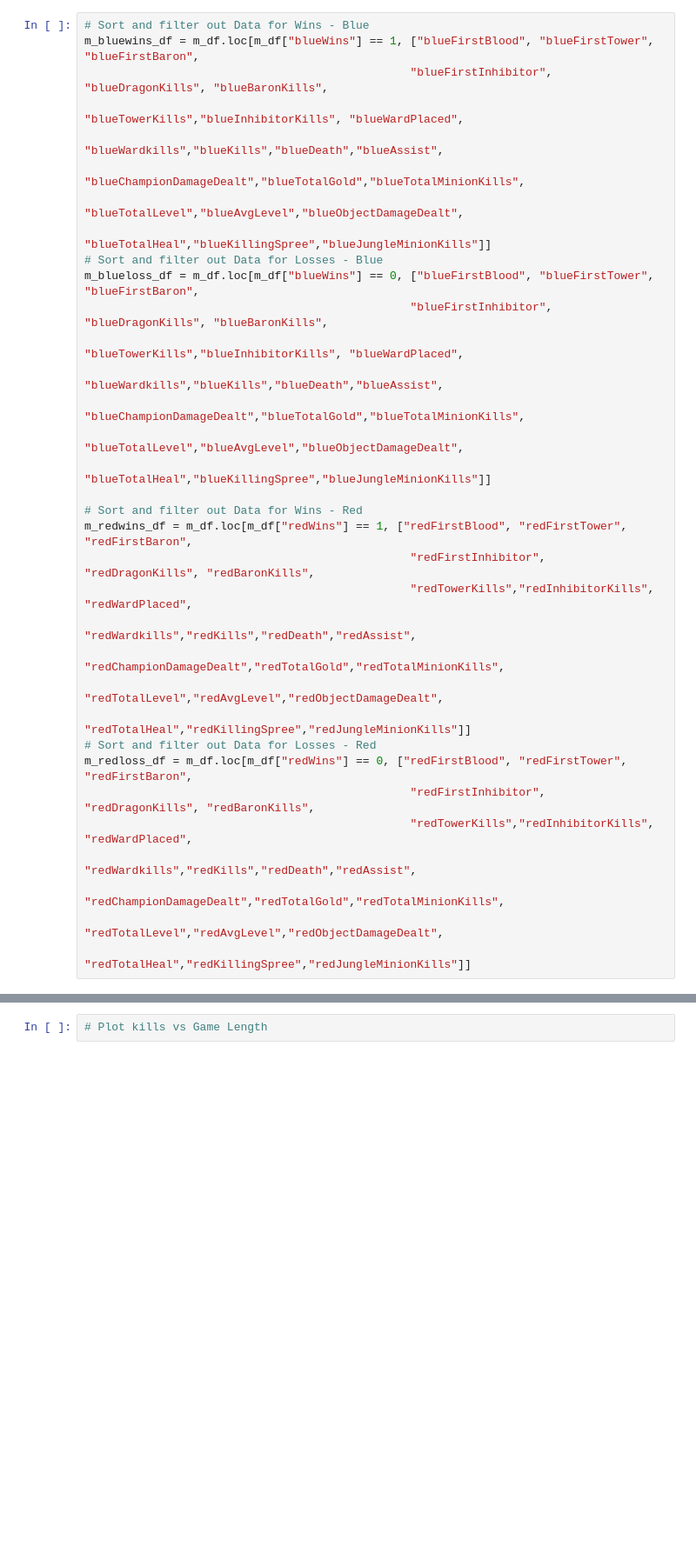
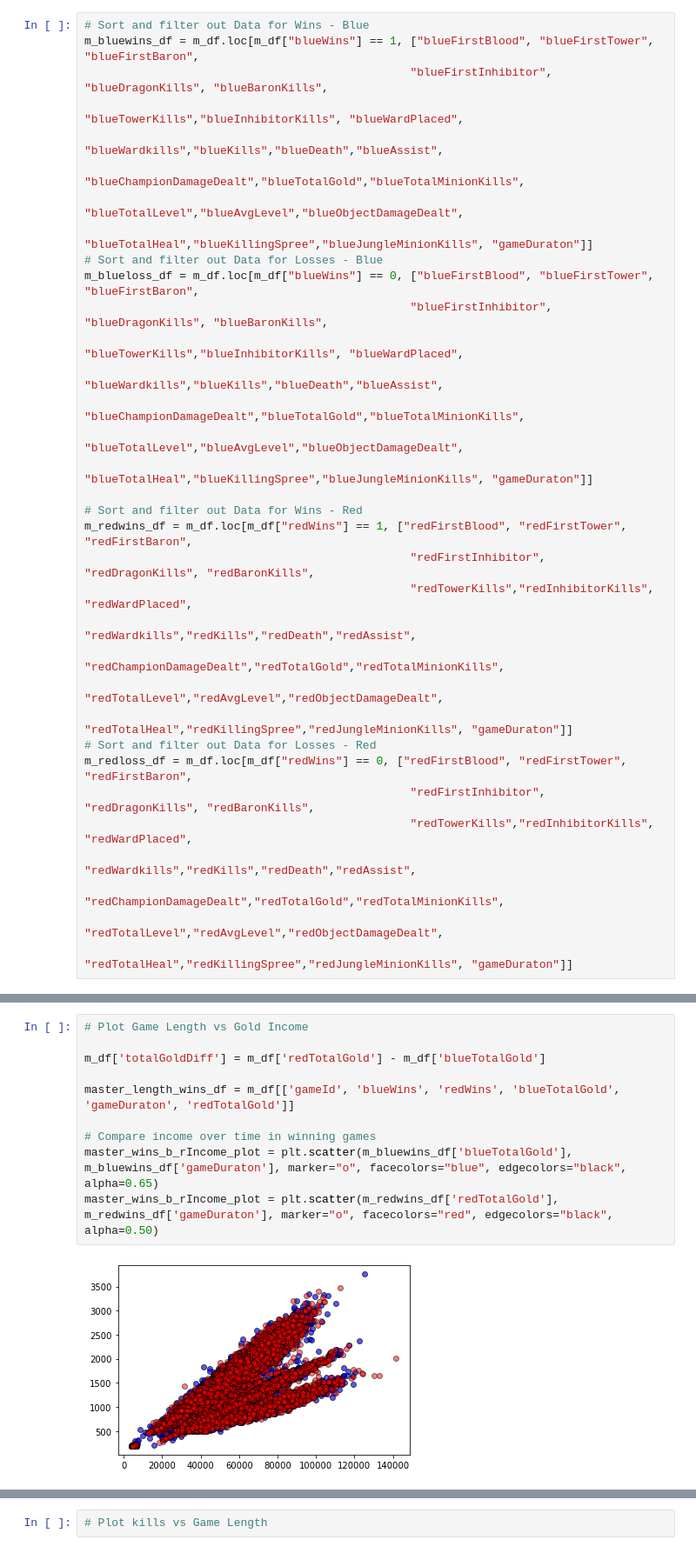
Before and after one commit to josephchancey/riot-lol-match-trends, a Jupyter notebook: Notebooks/LoL Trend Analysis.ipynb, the cells around one changed output, grey strips where cells are left out. Shown: that part at 87% size. Saved outputs shown, nothing was run; the diff lists cells and outputs as text; blank space fills up the shorter version.

```diff
--- a/Notebooks/LoL Trend Analysis.ipynb
+++ b/Notebooks/LoL Trend Analysis.ipynb
@@ -94,7 +94,7 @@ m_bluewins_df = m_df.loc[m_df["blueWins"] == 1, ["blueFirstBlood", "blueFirstTow
                                                 "blueWardkills","blueKills","blueDeath","blueAssist",
                                                  "blueChampionDamageDealt","blueTotalGold","blueTotalMinionKills",
                                                  "blueTotalLevel","blueAvgLevel","blueObjectDamageDealt",
-                                                "blueTotalHeal","blueKillingSpree","blueJungleMinionKills"]]
+                                                "blueTotalHeal","blueKillingSpree","blueJungleMinionKills", "gameDuraton"]]
 # Sort and filter out Data for Losses - Blue
 m_blueloss_df = m_df.loc[m_df["blueWins"] == 0, ["blueFirstBlood", "blueFirstTower", "blueFirstBaron",
                                                 "blueFirstInhibitor", "blueDragonKills", "blueBaronKills",
@@ -102,7 +102,7 @@ m_blueloss_df = m_df.loc[m_df["blueWins"] == 0, ["blueFirstBlood", "blueFirstTow
                                                 "blueWardkills","blueKills","blueDeath","blueAssist",
                                                  "blueChampionDamageDealt","blueTotalGold","blueTotalMinionKills",
                                                  "blueTotalLevel","blueAvgLevel","blueObjectDamageDealt",
-                                                "blueTotalHeal","blueKillingSpree","blueJungleMinionKills"]]
+                                                "blueTotalHeal","blueKillingSpree","blueJungleMinionKills", "gameDuraton"]]
 
 # Sort and filter out Data for Wins - Red
 m_redwins_df = m_df.loc[m_df["redWins"] == 1, ["redFirstBlood", "redFirstTower", "redFirstBaron",
@@ -111,7 +111,7 @@ m_redwins_df = m_df.loc[m_df["redWins"] == 1, ["redFirstBlood", "redFirstTower",
                                                 "redWardkills","redKills","redDeath","redAssist",
                                                  "redChampionDamageDealt","redTotalGold","redTotalMinionKills",
                                                  "redTotalLevel","redAvgLevel","redObjectDamageDealt",
-                                                "redTotalHeal","redKillingSpree","redJungleMinionKills"]]
+                                                "redTotalHeal","redKillingSpree","redJungleMinionKills", "gameDuraton"]]
 # Sort and filter out Data for Losses - Red
 m_redloss_df = m_df.loc[m_df["redWins"] == 0, ["redFirstBlood", "redFirstTower", "redFirstBaron",
                                                 "redFirstInhibitor", "redDragonKills", "redBaronKills",
@@ -119,7 +119,7 @@ m_redloss_df = m_df.loc[m_df["redWins"] == 0, ["redFirstBlood", "redFirstTower",
                                                 "redWardkills","redKills","redDeath","redAssist",
                                                  "redChampionDamageDealt","redTotalGold","redTotalMinionKills",
                                                  "redTotalLevel","redAvgLevel","redObjectDamageDealt",
-                                                "redTotalHeal","redKillingSpree","redJungleMinionKills"]]
+                                                "redTotalHeal","redKillingSpree","redJungleMinionKills", "gameDuraton"]]
 # %%
 # Sort and filter out Data for Wins - Blue
 gm_bluewins_df = gm_df.loc[gm_df["blueWins"] == 1, ["blueFirstBlood", "blueFirstTower", "blueFirstBaron",
@@ -393,0 +393,12 @@ plt.scatter(master_length_wins_df['redTotalGold'], master_length_wins_df['gameDu
+# %%
+# Plot Game Length vs Gold Income
+
+m_df['totalGoldDiff'] = m_df['redTotalGold'] - m_df['blueTotalGold']
+
+master_length_wins_df = m_df[['gameId', 'blueWins', 'redWins', 'blueTotalGold', 'gameDuraton', 'redTotalGold']]
+
+# Compare income over time in winning games
+master_wins_b_rIncome_plot = plt.scatter(m_bluewins_df['blueTotalGold'], m_bluewins_df['gameDuraton'], marker="o", facecolors="blue", edgecolors="black", alpha=0.65)
+master_wins_b_rIncome_plot = plt.scatter(m_redwins_df['redTotalGold'], m_redwins_df['gameDuraton'], marker="o", facecolors="red", edgecolors="black", alpha=0.50)
+# %% [output]
+[figure, added]
```
Also changed, not shown: parts of 5 cells of this notebook.
